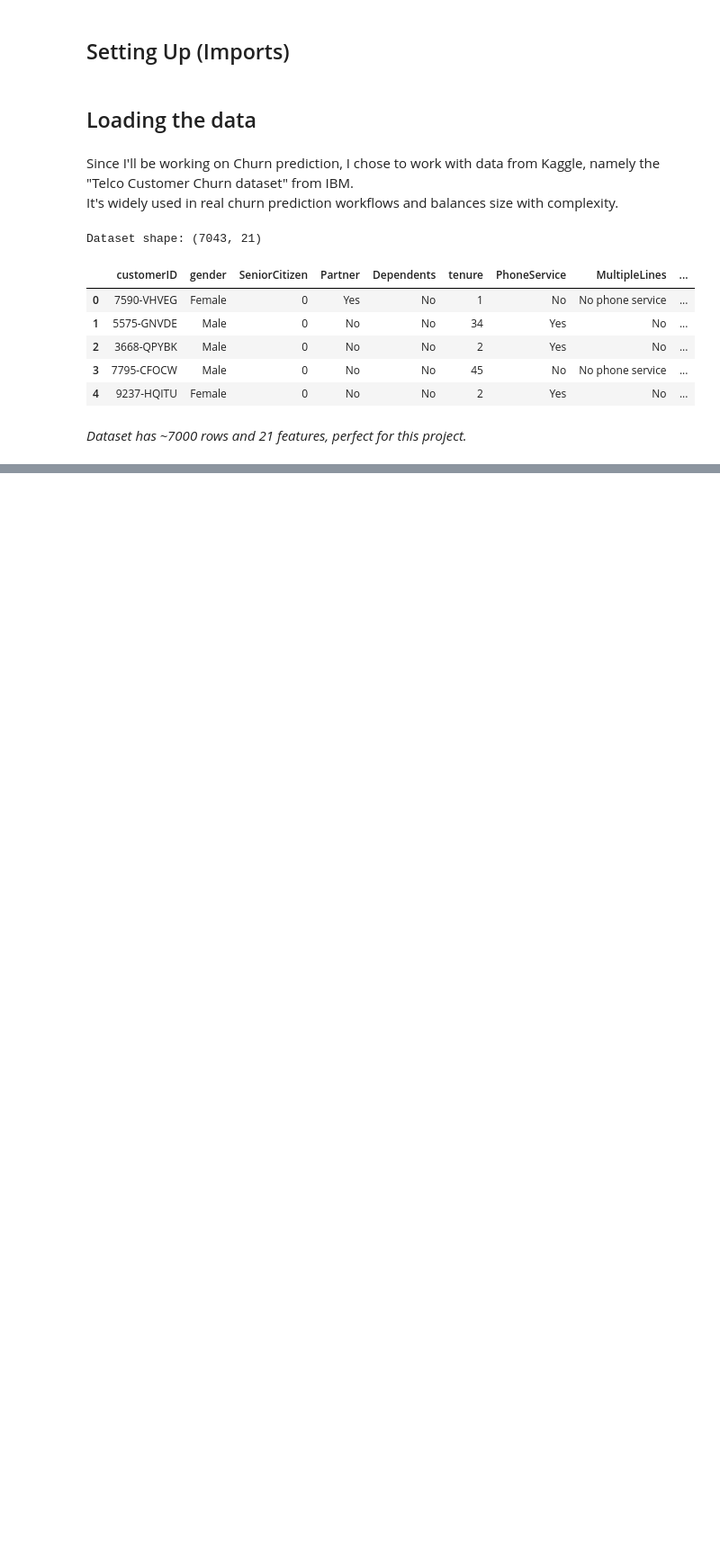
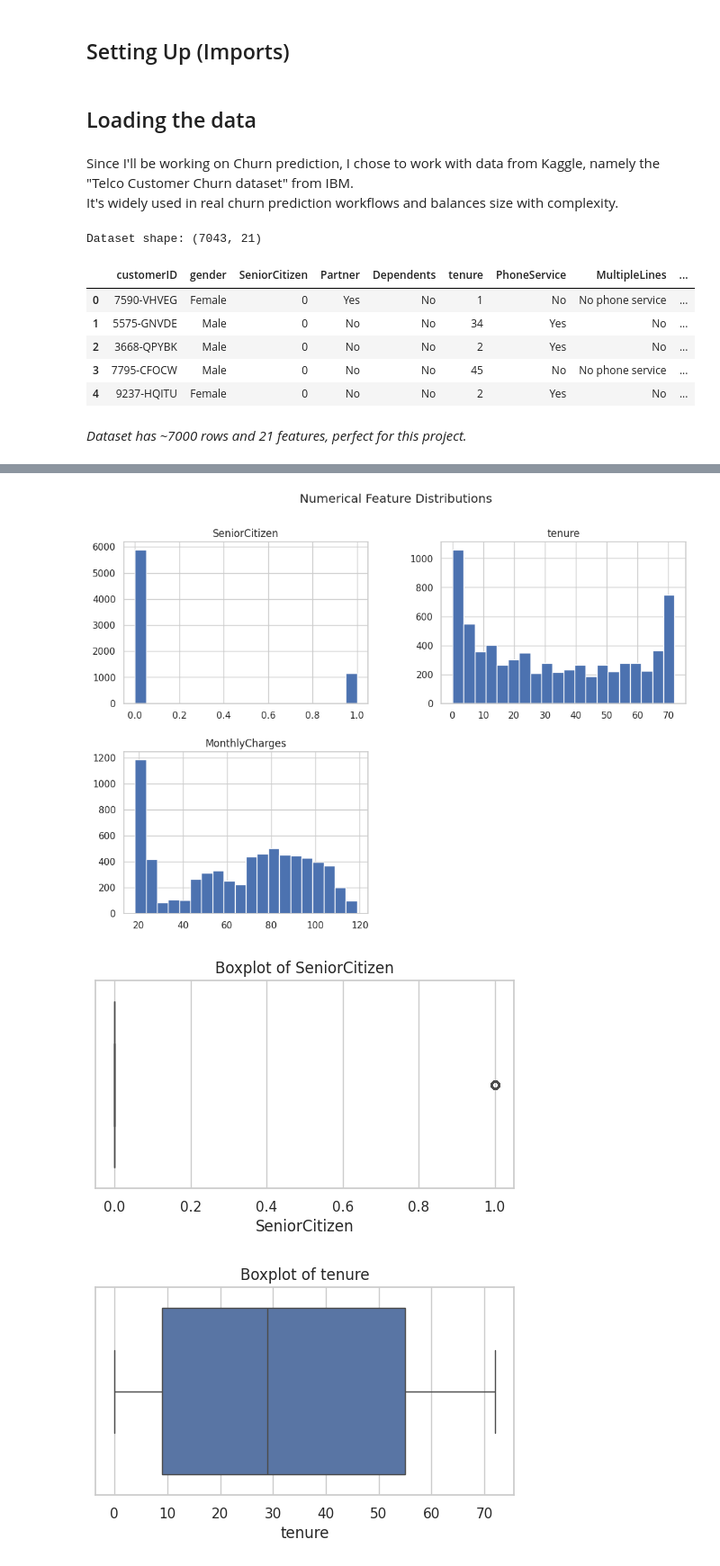
Before and after one commit to AymanBerri/Customer-Churn-Prediction, a Jupyter notebook: notebooks/eda.ipynb, the cells around one changed output, grey strips where cells are left out. Shown at 90% size. Saved outputs shown, nothing was run; the diff lists cells and outputs as text; code cells hidden in the pictures; blank space fills up the shorter version.

```diff
--- a/notebooks/eda.ipynb
+++ b/notebooks/eda.ipynb
@@ -63,0 +102,10 @@ _Clean_
+# %%
+# Identify categorical and numerical features
+categorical_features = df.select_dtypes(include=['object']).columns.tolist() #Objects
+numerical_features = df.select_dtypes(include=['int64','float64']).columns.tolist() # ints or floats
+
+# Remove target from categorical
+categorical_features.remove('Churn') # Prevent data leakage
+
+print("Categorical features:", categorical_features)
+print("Numerical features:", numerical_features)
@@ -63,0 +124,16 @@ _Clean_
+# %%
+# Histograms
+df[numerical_features].hist(bins=20, figsize=(12,8))
+plt.suptitle("Numerical Feature Distributions")
+plt.show()
+
+# Boxplots for outliers
+for col in numerical_features:
+    plt.figure(figsize=(6,3))
+    sns.boxplot(x=df[col])
+    plt.title(f'Boxplot of {col}')
+    plt.show()
+# %% [output]
+[figure, added]
+[figure, added]
+[figure, added]
```
Also changed, not shown: parts of 15 cells of this notebook.
